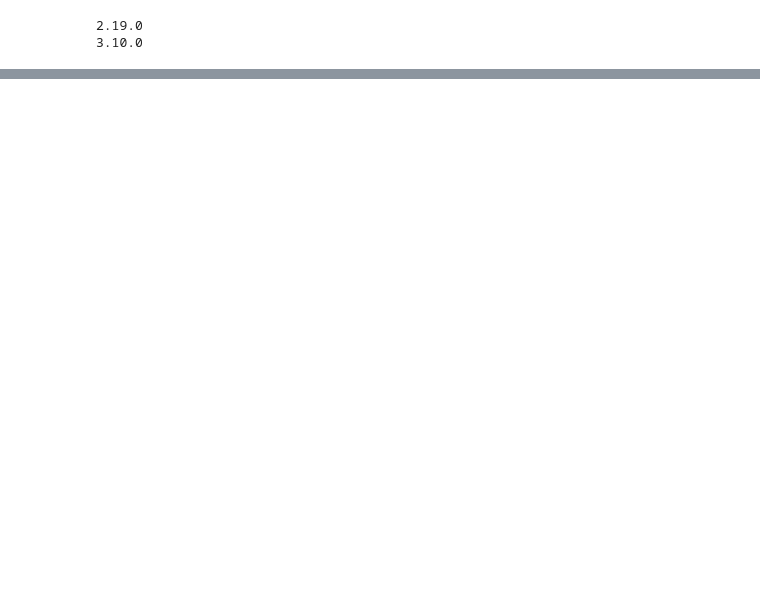
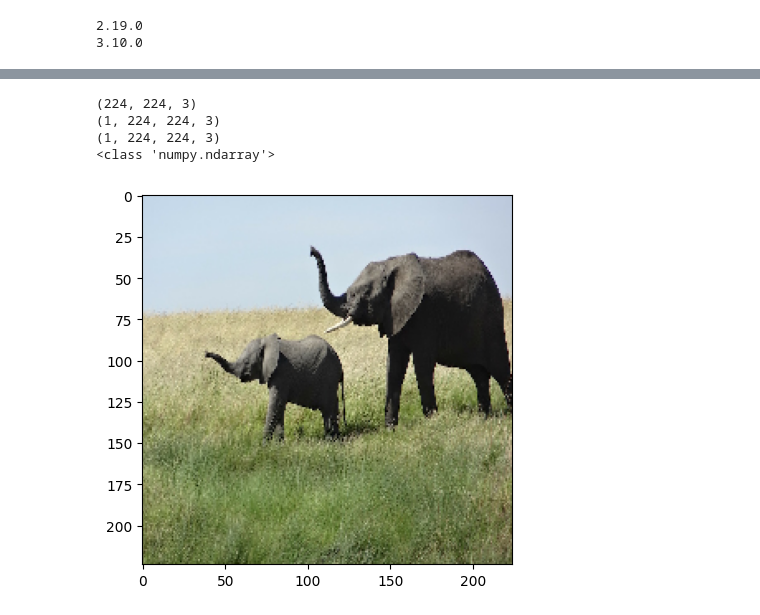
Before and after one commit to MMK79/Practical_DL_FM, a Jupyter notebook: 01-05-Transfer-Learning/Transfer-Learning.ipynb, the cells around one changed output, grey strips where cells are left out. Saved outputs shown, nothing was run; the diff lists cells and outputs as text; code cells hidden in the pictures; blank space fills up the shorter version.

```diff
--- a/01-05-Transfer-Learning/Transfer-Learning.ipynb
+++ b/01-05-Transfer-Learning/Transfer-Learning.ipynb
@@ -41,0 +57,29 @@ Model: "vgg16"
+# %%
+# Local path to our image
+img_path = './creative_commons_elephant.jpg'
+# img_path = '/Users/masoudkord/Documents/Projects/Practical_DL/01-05-Transfer-Learning/creative_commons_elephant.jpg'
+# img_path = '/Users/masoudkord/Documents/Projects/Practical_DL/01-05-Transfer-Learning/Sanders.jpg'
+# img_path = '/Users/masoudkord/Documents/Projects/Practical_DL/01-05-Transfer-Learning/david.jpg'
+
+# Load and resize image
+img = image.load_img(img_path, target_size=(224, 224))
+plt.imshow(img)
+
+# Convert image to an array
+x = image.img_to_array(img)
+print(x.shape)
+
+# Expand dimension to make a list of input
+x = np.expand_dims(x, axis=0)
+print(x.shape)
+
+# Preprocess
+x = preprocess_input(x)
+print(x.shape)
+print(type(x))
+# %% [output]
+(224, 224, 3)
+(1, 224, 224, 3)
+(1, 224, 224, 3)
+<class 'numpy.ndarray'>
+[figure, added]
```
Also changed, not shown: parts of 17 cells of this notebook, 3 other files.
